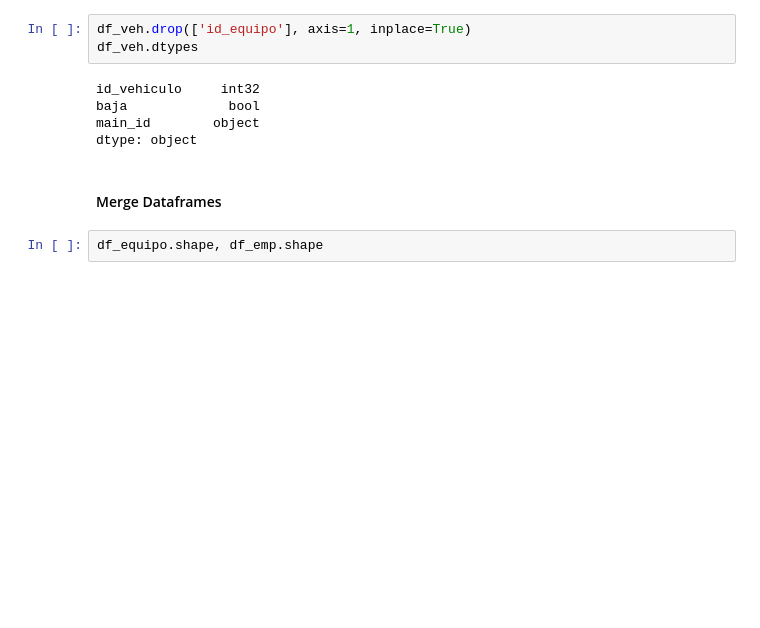
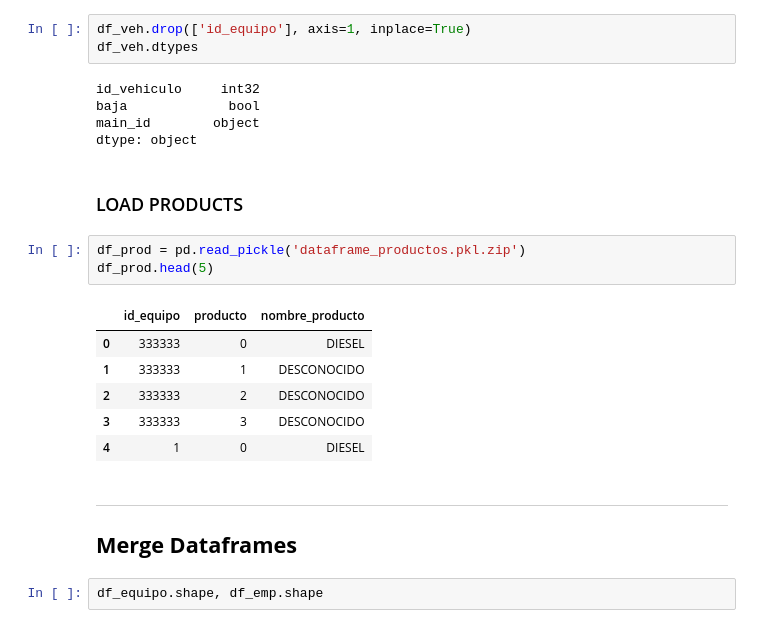
Before and after one commit to ninargue/MentoriaBiocombustible, a Jupyter notebook: AnalisisyCuracion_Parte-II_Curation.ipynb, the cells around one changed output. Cells and saved outputs as stored; diff of their text form; blank space fills up the shorter version.

```diff
--- a/AnalisisyCuracion_Parte-II_Curation.ipynb
+++ b/AnalisisyCuracion_Parte-II_Curation.ipynb
@@ -220,8 +220,21 @@ id_vehiculo     int32
 baja             bool
 main_id        object
 dtype: object
+# %% [markdown]
+### LOAD PRODUCTS
+# %%
+df_prod = pd.read_pickle('dataframe_productos.pkl.zip')
+df_prod.head(5)
+# %% [output]
+|  | id_equipo | producto | nombre_producto |
+| 0 | 333333 | 0 | DIESEL |
+| 1 | 333333 | 1 | DESCONOCIDO |
+| 2 | 333333 | 2 | DESCONOCIDO |
+| 3 | 333333 | 3 | DESCONOCIDO |
+| 4 | 1 | 0 | DIESEL |
 # %% [markdown]
-#### Merge Dataframes
+***
+## **Merge Dataframes**
 # %%
 df_equipo.shape, df_emp.shape
 # %% [output]
```
Also changed, not shown: parts of 3 cells of this notebook, 1 other file.
